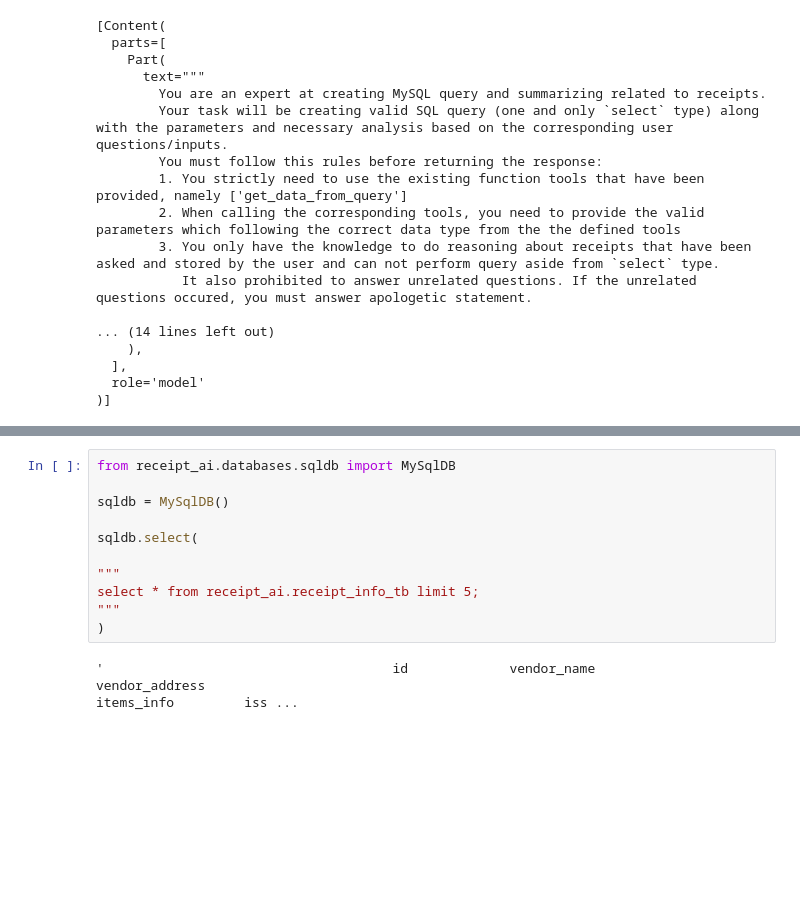
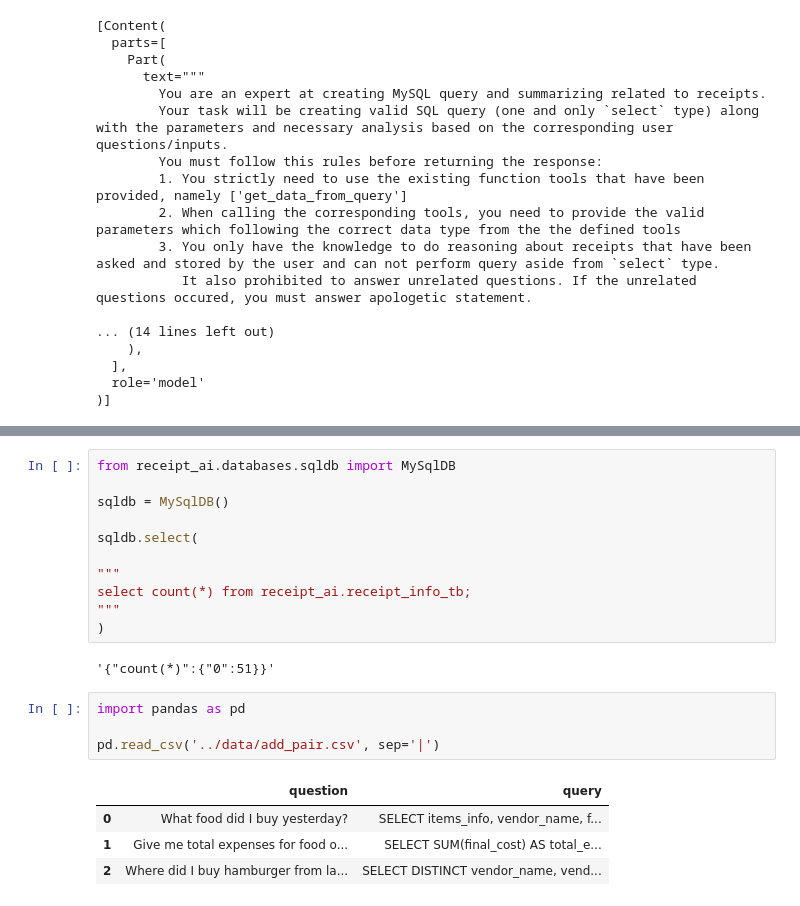
Before and after one commit to bellasih/receipt-ai, a Jupyter notebook: notebook/eda.ipynb, the cells around one changed output, grey strips where cells are left out. Saved outputs shown, nothing was run; the diff lists cells and outputs as text; blank space fills up the shorter version.

```diff
--- a/notebook/eda.ipynb
+++ b/notebook/eda.ipynb
@@ -137,8 +373,17 @@ sqldb = MySqlDB()
 sqldb.select(
 
 """
-select * from receipt_ai.receipt_info_tb limit 5;
+select count(*) from receipt_ai.receipt_info_tb;
 """
 )
 # %% [output]
-'                                     id             vendor_name                            vendor_address                                                                        items_info         iss ...
+'{"count(*)":{"0":51}}'
+# %%
+import pandas as pd
+
+pd.read_csv('../data/add_pair.csv', sep='|')
+# %% [output]
+|  | question | query |
+| 0 | What food did I buy yesterday? | SELECT items_info, vendor_name, f... |
+| 1 | Give me total expenses for food o... | SELECT SUM(final_cost) AS total_e... |
+| 2 | Where did I buy hamburger from la... | SELECT DISTINCT vendor_name, vend... |
```
Also changed, not shown: parts of 13 cells of this notebook, 8 other files.
